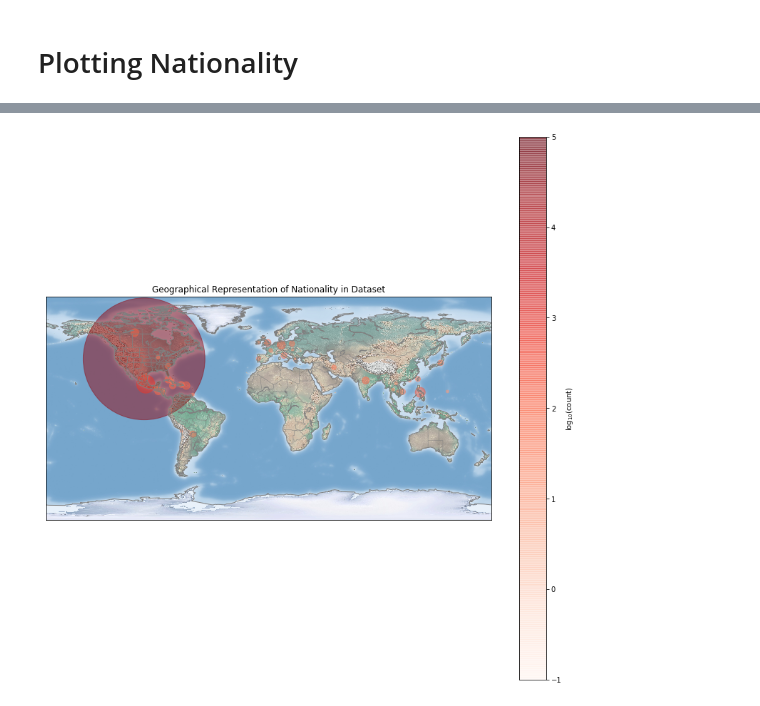
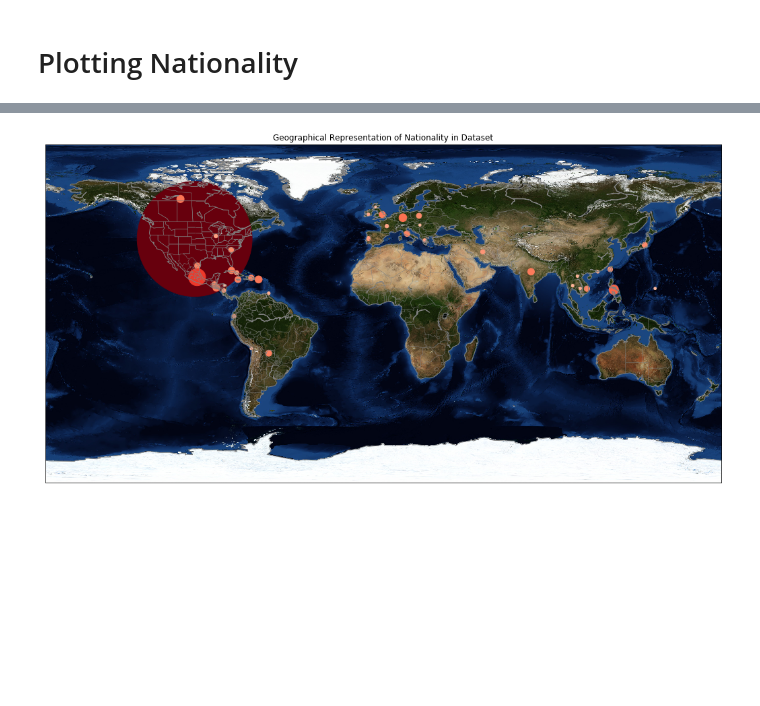
Before and after one commit to kylechang523/ECE180-Final-Project-Personal-Income-Analysis-and-Prediction, a Jupyter notebook: Nationality and Marital Status.ipynb, the cells around one changed output, grey strips where cells are left out. Cells and saved outputs as stored; diff of their text form; code cells hidden in the pictures; blank space fills up the shorter version.

Commit message:
nationality plots

```diff
--- a/Nationality and Marital Status.ipynb
+++ b/Nationality and Marital Status.ipynb
@@ -122,27 +114,27 @@ print count
 # %%
 from collections import Counter
 import matplotlib.pyplot as plt
 import matplotlib.cm
 
 from mpl_toolkits.basemap import Basemap
 from matplotlib.patches import Polygon
 from matplotlib.collections import PatchCollection
 from matplotlib.colors import Normalize
 
-fig = plt.figure(figsize=(14, 14))
+fig = plt.figure(figsize=(18, 18))
 map = Basemap()
-map.shadedrelief()
+map.bluemarble()
 map.drawcoastlines(color='gray')
 map.drawcountries(color='gray')
 map.drawstates(color='gray')
 x, y = map(Lon, Lat)
 map.scatter(x, y, latlon=False,
-          c=np.log10(count), s=count,
-          cmap='Reds', alpha=0.5)
+          c=np.log10(count)+1, s=count,
+          cmap='Reds', alpha=1.5)
 
-plt.colorbar(label=r'$\log_{10}({\rm count})$')
+#plt.colorbar(label=r'$\log_{10}({\rm count})$')
 plt.title("Geographical Representation of Nationality in Dataset")
-plt.clim(-1, 5)
+#plt.clim(-1, 5)
 plt.show()
 # %% [output]
-[figure, old version]
+[figure, new version]
```
Also changed, not shown: parts of 3 cells of this notebook.
